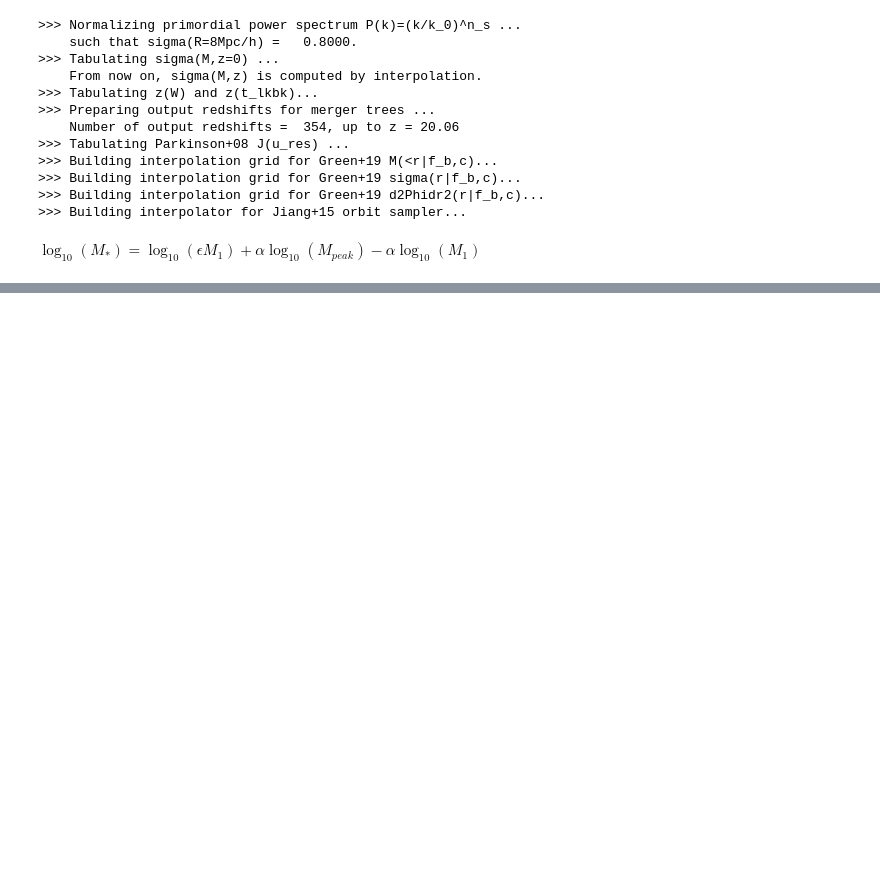
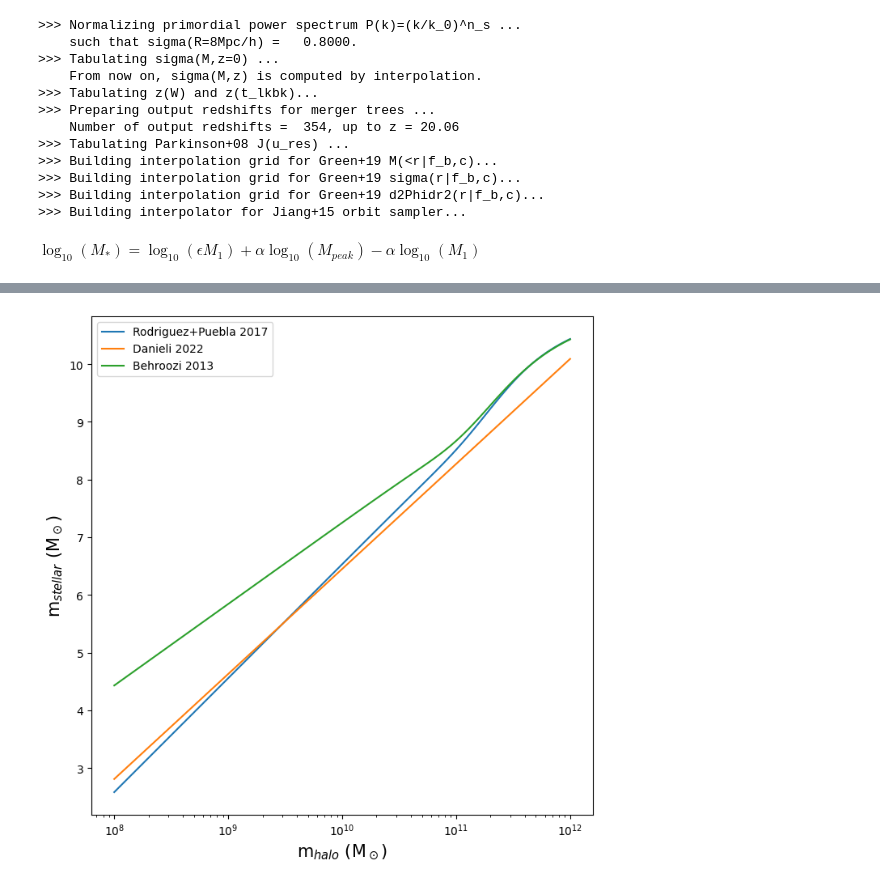
Before and after one commit to jsmonzon/SatGen, a Jupyter notebook: notebooks/SHMR.ipynb, the cells around one changed output, grey strips where cells are left out. Drawn from its saved outputs; the diff is of its cells as text; code cells hidden in the pictures; blank space fills up the shorter version.

```diff
--- a/notebooks/SHMR.ipynb
+++ b/notebooks/SHMR.ipynb
@@ -64,0 +135,30 @@ plt.show()
+# %%
+stellar_masses_RP = galhalo.lgMs_RP17(np.log10(halo_masses), 0)
+stellar_masses_B = galhalo.lgMs_B13(np.log10(halo_masses),0)
+
+stellar_masses_RP_1 = galhalo.lgMs_RP17(np.log10(halo_masses), 0.5)
+stellar_masses_B_1 = galhalo.lgMs_B13(np.log10(halo_masses),0.5)
+
+stellar_masses_RP_2 = galhalo.lgMs_RP17(np.log10(halo_masses), 1)
+stellar_masses_B_2 = galhalo.lgMs_B13(np.log10(halo_masses),1)
+
+stellar_masses_RP_3 = galhalo.lgMs_RP17(np.log10(halo_masses), 1.5)
+stellar_masses_B_3 = galhalo.lgMs_B13(np.log10(halo_masses),1.5)
+
+stellar_masses_RP_4 = galhalo.lgMs_RP17(np.log10(halo_masses), 2)
+stellar_masses_B_4 = galhalo.lgMs_B13(np.log10(halo_masses),2)
+# %%
+plt.figure(figsize=(8, 8))
+
+plt.plot(halo_masses, stellar_masses_RP, label="Rodriguez+Puebla 2017")
+plt.plot(halo_masses, stellar_masses, label="Danieli 2022")
+plt.plot(halo_masses, stellar_masses_B, label="Behroozi 2013")
+
+plt.xscale("log")
+plt.ylabel("m$_{stellar}$ (M$_\odot$)", fontsize=15)
+plt.xlabel("m$_{halo}$ (M$_\odot$)", fontsize=15)
+plt.legend()
+
+plt.show()
+# %% [output]
+[figure, added]
```
Also changed, not shown: parts of 7 cells of this notebook, 3 other files.
